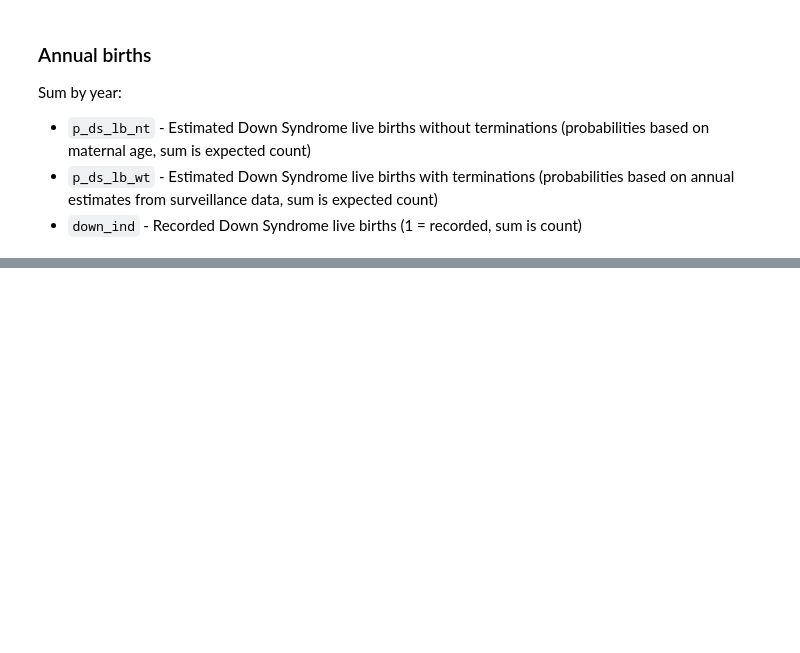
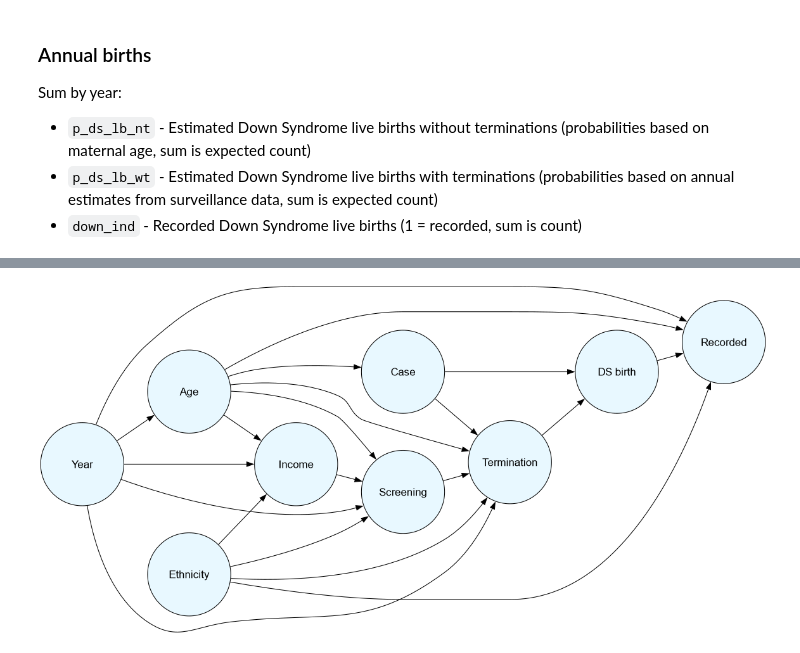
Before and after one commit to frankbuckley/ds-births-populations, a Jupyter notebook: projects/us-birth-certificates/notes.ipynb, the cells around one changed output, grey strips where cells are left out. Saved outputs shown, nothing was run; the diff lists cells and outputs as text; code cells hidden in the pictures; blank space fills up the shorter version.

```diff
--- a/projects/us-birth-certificates/notes.ipynb
+++ b/projects/us-birth-certificates/notes.ipynb
@@ -130,11 +356,11 @@ dag.attr("node", fontname="Helvetica")
 dag.attr("edge", fontname="Helvetica")
 
 # set font sizes
-dag.attr(size="8,6")
-dag.attr("node", fontsize="14", style="filled", fillcolor="#99ccff")
-dag.attr("edge", fontsize="12")
+dag.attr(size="12,12")
+dag.attr("node", fontsize="16", style="filled", fillcolor="#e8f8ff")
+dag.attr("edge", fontsize="16")
 
-dag.attr(rankdir="TB", splines="spline")  # Top-to-bottom flow
+dag.attr(rankdir="LR", splines="spline")  # Top-to-bottom flow
 dag.attr("node", shape="circle", fixedsize="true", width="1.75")
 
 edges = [
@@ -142,7 +368,17 @@ edges = [
     ('Age', 'Screening'),
     ('Age', 'Termination'),
     ('Age', 'Income'),
-    ('Income', 'Case'),
+    ('Age', 'Recorded'),
+    ('Year', 'Age'),
+    ('Year', 'Screening'),
+    ('Year', 'Termination'),
+    ('Year', 'Income'),
+    ('Year', 'Recorded'),
+    ('Ethnicity', 'Income'),
+    ('Ethnicity', 'Screening'),
+    ('Ethnicity', 'Termination'),
+    ('Ethnicity', 'Recorded'),
+    ('Income', 'Screening'),
     ('Case', 'Termination'),
     ('Case', 'DS birth'),
     ('Screening', 'Termination'),
@@ -153,5 +389,7 @@ edges = [
 for src, dst in edges:
     dag.edge(src, dst)
 
-dag
+from IPython import display
+
+display.display_png(dag)
 # %% [output]
@@ -158,0 +396 @@ dag
+[figure, added]
```
Also changed, not shown: parts of 21 cells of this notebook, 2 other files.
